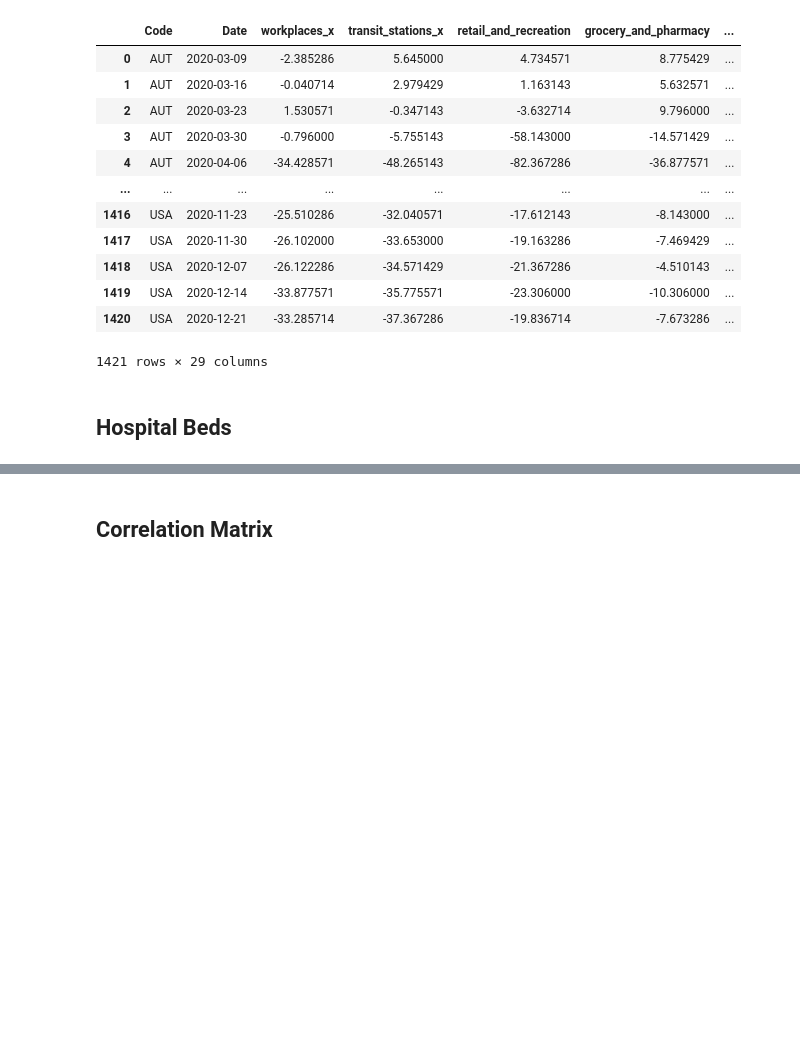
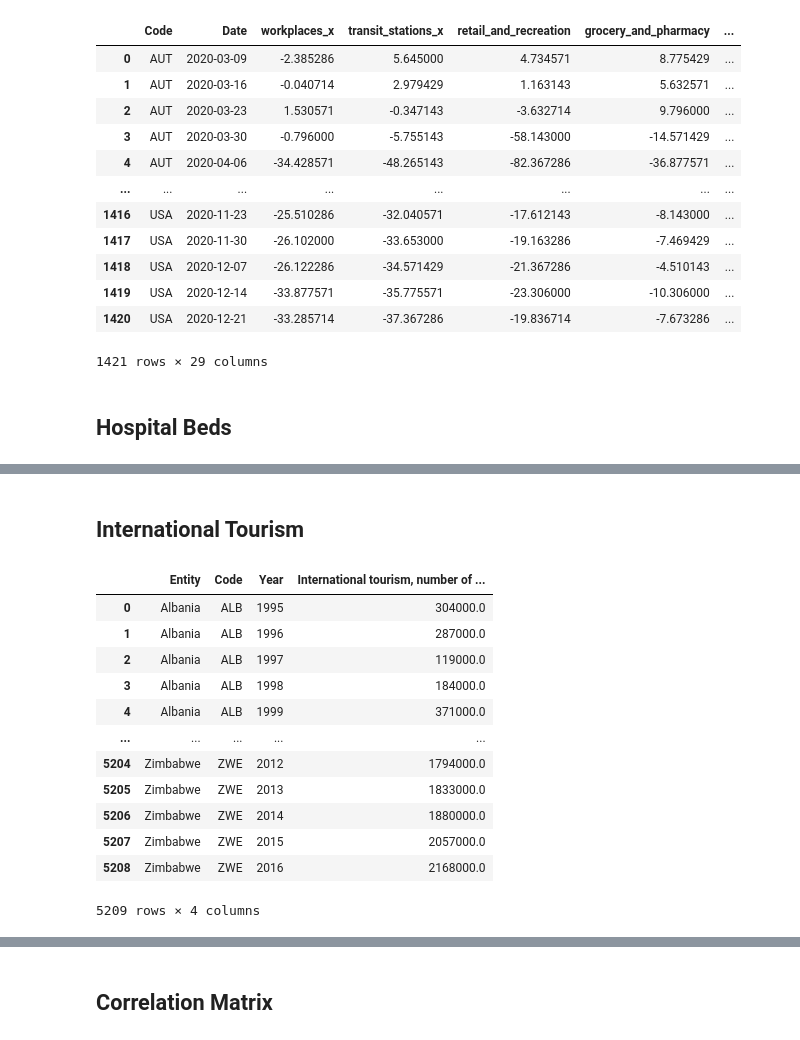
Before and after one commit to lucasbotellaroca/Covid-19_Reproduction_Rate_Estimator, a Jupyter notebook: download_drive_data.ipynb, the cells around one changed output, grey strips where cells are left out. Saved outputs shown, nothing was run; the diff lists cells and outputs as text; code cells hidden in the pictures; blank space fills up the shorter version.

```diff
--- a/download_drive_data.ipynb
+++ b/download_drive_data.ipynb
@@ -44,7 +44,7 @@ drive
 ## Retrieve data from Google Drive
 # %%
 #reads a csv file and return a dataframe, if not found returns empty dataframe
-def read_csv_file(folder, fileName):
+def read_csv_file(folder, fileName, nrows):
 
     listed_mortality = drive.ListFile({'q': "title contains '" + fileName + ".csv' and '" + folder + "' in parents"}).GetList()
 
@@ -53,7 +53,7 @@ def read_csv_file(folder, fileName):
         id = listed_mortality[0]['id']
         each_file = drive.CreateFile({'id': id})
         each_file.GetContentFile(title)
-        df = pd.read_csv(title)
+        df = pd.read_csv(title, skiprows=nrows)
     else:
 
         df=pd.DataFrame()
@@ -345,0 +433,19 @@ TypeError: read_csv_file() got an unexpected keyword argument 'skiprows'
+# %% [markdown]
+## International Tourism
+# %%
+tourism_df=read_csv_file('1L_YnKR2utwlvzE2ykY47xGsZeLwi3RKu','international-tourism-number-of-arrivals', 0)
+tourism_df
+# %% [output]
+|  | Entity | Code | Year | International tourism, number of ... |
+| 0 | Albania | ALB | 1995 | 304000.0 |
+| 1 | Albania | ALB | 1996 | 287000.0 |
+| 2 | Albania | ALB | 1997 | 119000.0 |
+| 3 | Albania | ALB | 1998 | 184000.0 |
+| 4 | Albania | ALB | 1999 | 371000.0 |
+| ... | ... | ... | ... | ... |
+| 5204 | Zimbabwe | ZWE | 2012 | 1794000.0 |
+| 5205 | Zimbabwe | ZWE | 2013 | 1833000.0 |
+| 5206 | Zimbabwe | ZWE | 2014 | 1880000.0 |
+| 5207 | Zimbabwe | ZWE | 2015 | 2057000.0 |
+| 5208 | Zimbabwe | ZWE | 2016 | 2168000.0 |
+5209 rows × 4 columns
```
Also changed, not shown: parts of 16 cells of this notebook.
